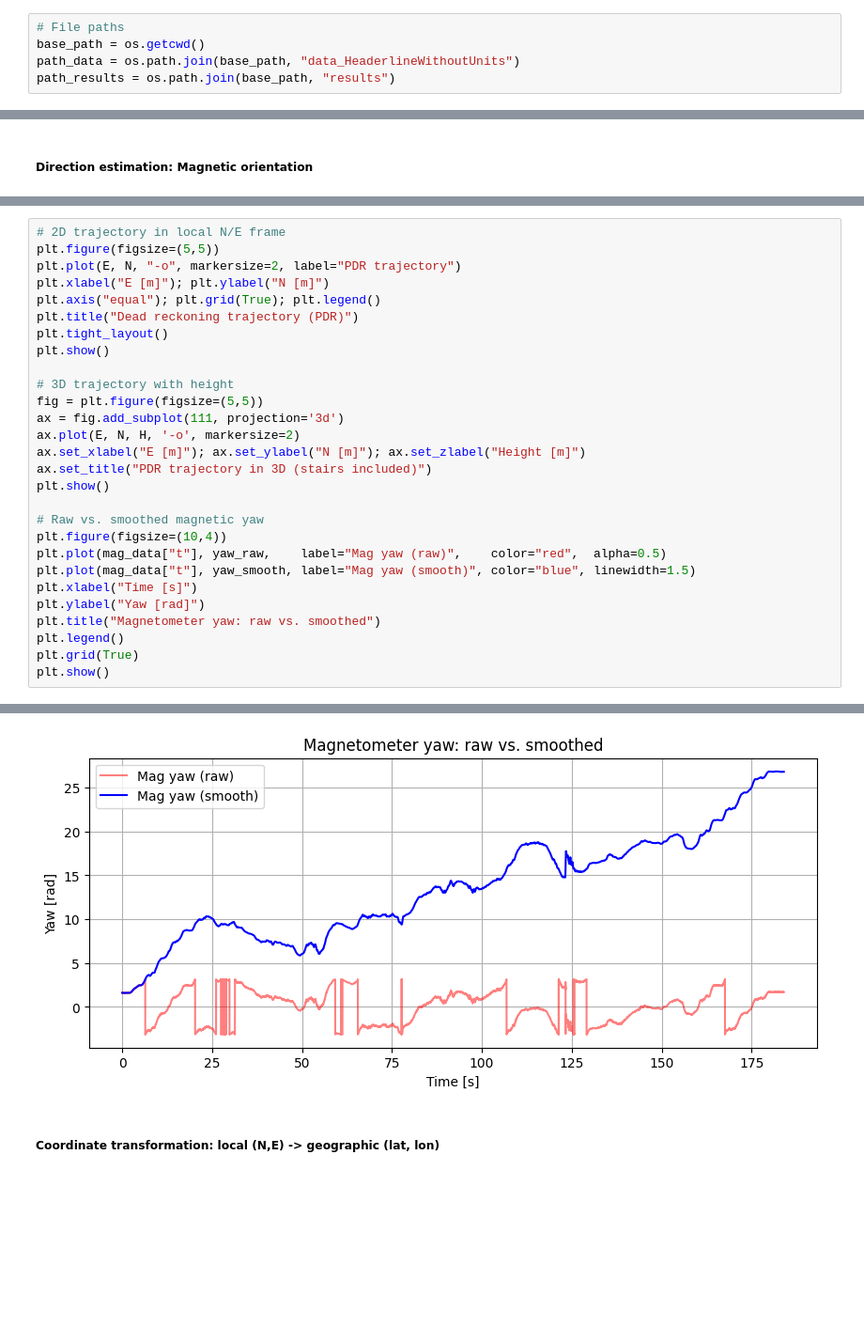
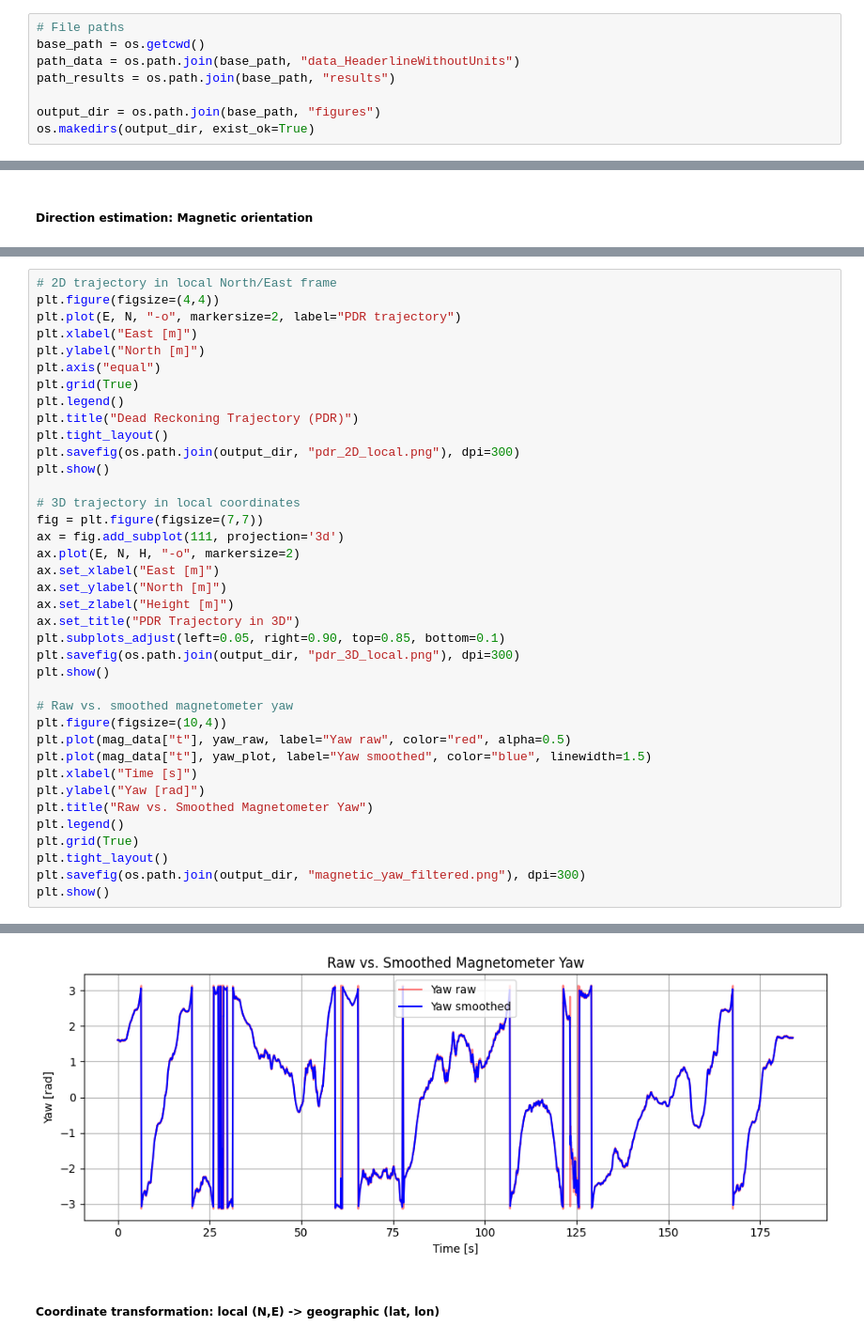
Before and after one commit to bernadettesophia/Navi_Lab02_WS25, a Jupyter notebook: lab02_ws2025_26_GROUPB_KAKUSKA_OETTL.ipynb, the cells around one changed output, grey strips where cells are left out. Shown at 94% size. Saved outputs shown, nothing was run; the diff lists cells and outputs as text; blank space fills up the shorter version.

```diff
--- a/lab02_ws2025_26_GROUPB_KAKUSKA_OETTL.ipynb
+++ b/lab02_ws2025_26_GROUPB_KAKUSKA_OETTL.ipynb
@@ -25,6 +26,9 @@ from xyzservices import TileProvider
 base_path = os.getcwd()
 path_data = os.path.join(base_path, "data_HeaderlineWithoutUnits")
 path_results = os.path.join(base_path, "results")
+
+output_dir = os.path.join(base_path, "figures")
+os.makedirs(output_dir, exist_ok=True)
 # %%
 # Accelerometer Data
 acc_data = pd.read_csv(os.path.join(path_data, "accelerometer.csv"),
@@ -486,29 +475,39 @@ Endpoint error [m]: 5.558210803673705
 # %%
-# 2D trajectory in local N/E frame
-plt.figure(figsize=(5,5))
+# 2D trajectory in local North/East frame
+plt.figure(figsize=(4,4))
 plt.plot(E, N, "-o", markersize=2, label="PDR trajectory")
-plt.xlabel("E [m]"); plt.ylabel("N [m]")
-plt.axis("equal"); plt.grid(True); plt.legend()
-plt.title("Dead reckoning trajectory (PDR)")
+plt.xlabel("East [m]")
+plt.ylabel("North [m]")
+plt.axis("equal")
+plt.grid(True)
+plt.legend()
+plt.title("Dead Reckoning Trajectory (PDR)")
 plt.tight_layout()
+plt.savefig(os.path.join(output_dir, "pdr_2D_local.png"), dpi=300)
 plt.show()
 
-# 3D trajectory with height
-fig = plt.figure(figsize=(5,5))
+# 3D trajectory in local coordinates
+fig = plt.figure(figsize=(7,7))
 ax = fig.add_subplot(111, projection='3d')
-ax.plot(E, N, H, '-o', markersize=2)
-ax.set_xlabel("E [m]"); ax.set_ylabel("N [m]"); ax.set_zlabel("Height [m]")
-ax.set_title("PDR trajectory in 3D (stairs included)")
+ax.plot(E, N, H, "-o", markersize=2)
+ax.set_xlabel("East [m]")
+ax.set_ylabel("North [m]")
+ax.set_zlabel("Height [m]")
+ax.set_title("PDR Trajectory in 3D")
+plt.subplots_adjust(left=0.05, right=0.90, top=0.85, bottom=0.1)
+plt.savefig(os.path.join(output_dir, "pdr_3D_local.png"), dpi=300)
 plt.show()
 
-# Raw vs. smoothed magnetic yaw
+# Raw vs. smoothed magnetometer yaw
 plt.figure(figsize=(10,4))
-plt.plot(mag_data["t"], yaw_raw,    label="Mag yaw (raw)",    color="red",  alpha=0.5)
-plt.plot(mag_data["t"], yaw_smooth, label="Mag yaw (smooth)", color="blue", linewidth=1.5)
+plt.plot(mag_data["t"], yaw_raw, label="Yaw raw", color="red", alpha=0.5)
+plt.plot(mag_data["t"], yaw_plot, label="Yaw smoothed", color="blue", linewidth=1.5)
 plt.xlabel("Time [s]")
 plt.ylabel("Yaw [rad]")
-plt.title("Magnetometer yaw: raw vs. smoothed")
+plt.title("Raw vs. Smoothed Magnetometer Yaw")
 plt.legend()
 plt.grid(True)
+plt.tight_layout()
+plt.savefig(os.path.join(output_dir, "magnetic_yaw_filtered.png"), dpi=300)
 plt.show()
 # %% [output]
@@ -517,4 +516,4 @@ plt.show()
-[figure, old version]
+[figure, new version]
 # %% [markdown]
 ##### Coordinate transformation: local (N,E) -> geographic (lat, lon)
 # %%
```
Also changed, not shown: parts of 16 cells of this notebook, 9 other files.
